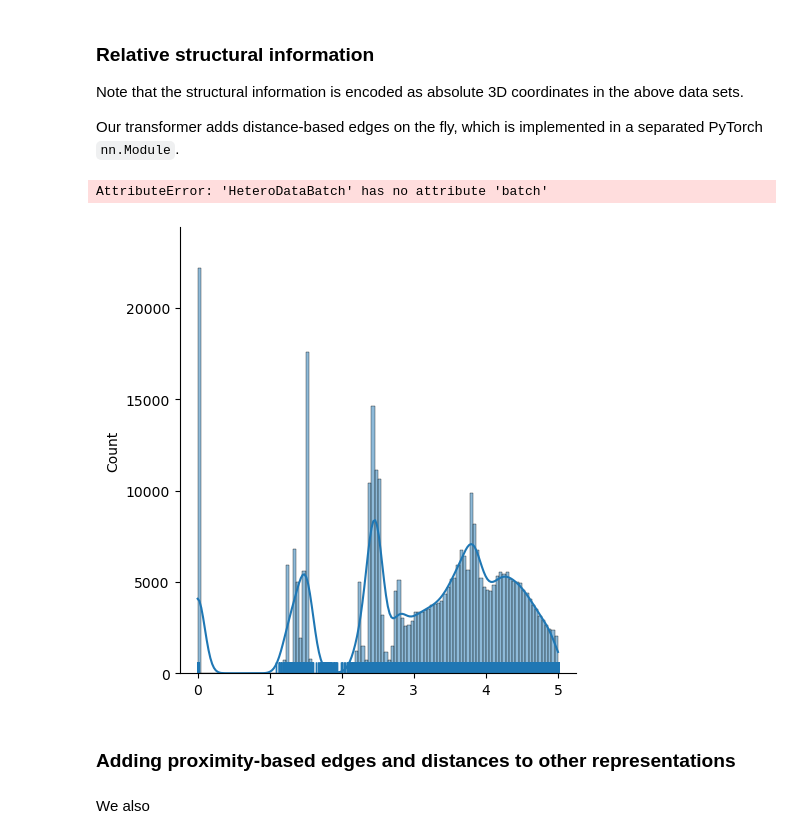
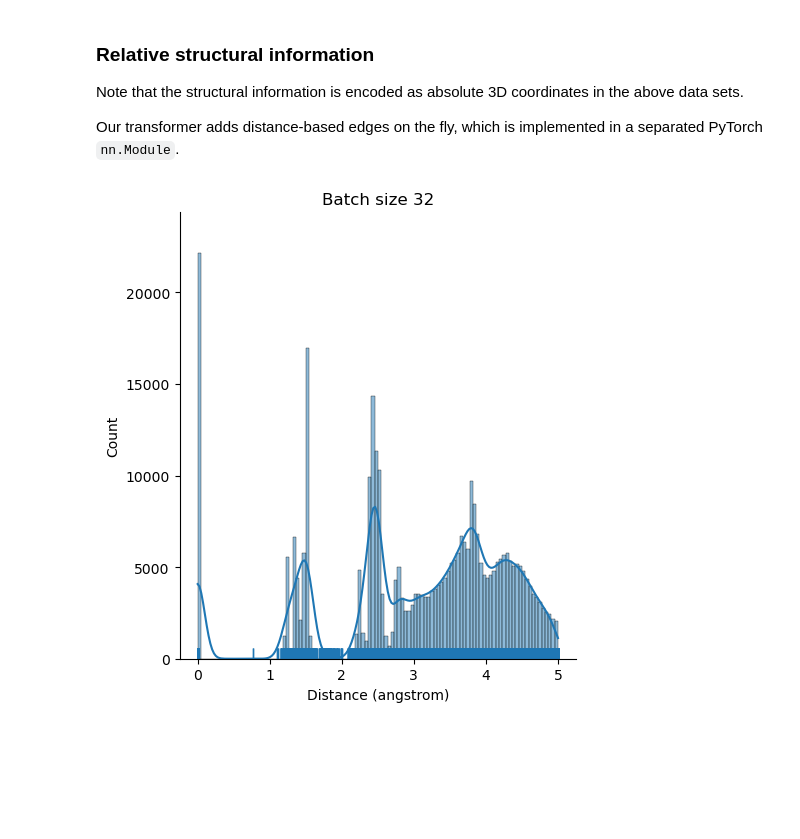
Before and after one commit to volkamerlab/kinodata-3D-affinity-prediction, a Jupyter notebook: examples/dataset.ipynb, the cells around one changed output. Saved outputs shown, nothing was run; the diff lists cells and outputs as text; code cells hidden in the pictures; blank space fills up the shorter version.

```diff
--- a/examples/dataset.ipynb
+++ b/examples/dataset.ipynb
@@ -174,14 +174,9 @@ interaction_module = StructuralInteractions(
 # %%
 import seaborn as sns
 edge_index, _, distances = interaction_module.interactions(demo_batch)
 
 fig = sns.displot(x=distances.numpy(), kde=True, rug=True)
-fig.axes[0,0].set_title(f"Batch size {demo_batch.batch.max().item() + 1}")
+fig.axes[0,0].set_title(f"Batch size {demo_batch['ligand'].batch.max().item() + 1}")
 _ = fig.axes[0,0].set_xlabel("Distance (angstrom)")
 # %% [output]
-AttributeError: 'HeteroDataBatch' has no attribute 'batch'
-[figure, old version]
+[figure, new version]
-# %% [markdown]
-### Adding proximity-based edges and distances to other representations
-# %% [markdown]
-We also
```
Also changed, not shown: parts of 1 cell of this notebook, 3 other files.
